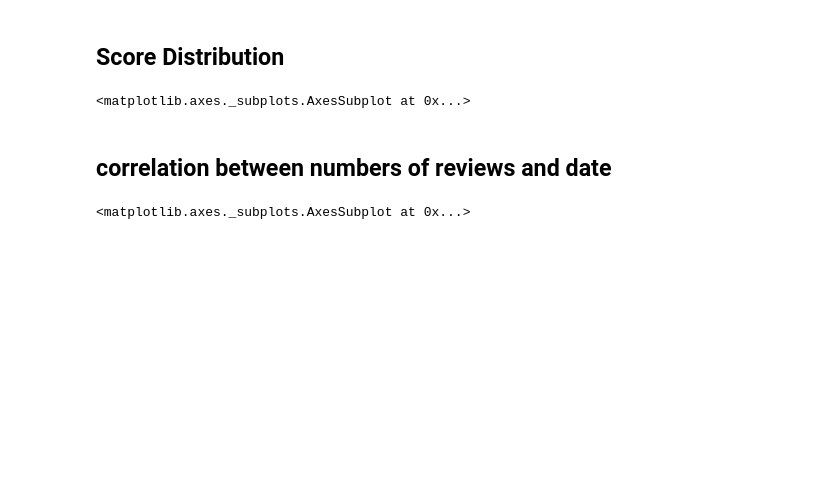
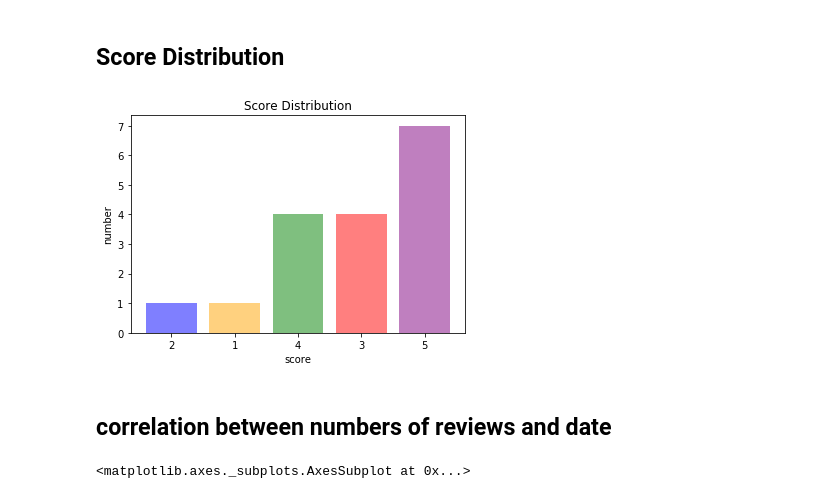
Before and after one commit to yuyingg0921/fda-hw, a Jupyter notebook: hw1/fda-practice.ipynb, the cells around one changed output. Drawn from its saved outputs; the diff is of its cells as text; code cells hidden in the pictures; blank space fills up the shorter version.

```diff
--- a/hw1/fda-practice.ipynb
+++ b/hw1/fda-practice.ipynb
@@ -85,9 +87,30 @@ profile_count.head(10)
 # %% [markdown]
 ## Score Distribution
-# %%
-pd_data['Score'].hist(bins=5)
-# %% [output]
-<matplotlib.axes._subplots.AxesSubplot at 0x...>
+# %%
+nameList = profile_sorting['ProfileName']
+
+# find most reviews
+most_reviews = pd_data[pd_data['ProfileName'] == nameList[0]]
+
+# score distribution
+sc_dis = most_reviews['Score'].value_counts()
+sc_dis = sc_dis.sort_values()
+
+# diagram index
+sc = list(sc_dis.index)
+num = list(sc_dis)
+y_pos = np.arange(len(sc))
+
+# draw bar diagram
+plt.bar(y_pos, num, align = 'center', alpha = 0.5, color = ['b', 'orange', 'g', 'r', 'purple'])
+plt.xticks(y_pos, sc)
+plt.ylabel('number')
+plt.xlabel('score')
+plt.title('Score Distribution')
+
+plt.show()
+# %% [output]
+[figure, added]
 # %% [markdown]
 ## correlation between numbers of reviews and date
 # %%
```
Also changed, not shown: parts of 9 cells of this notebook.
